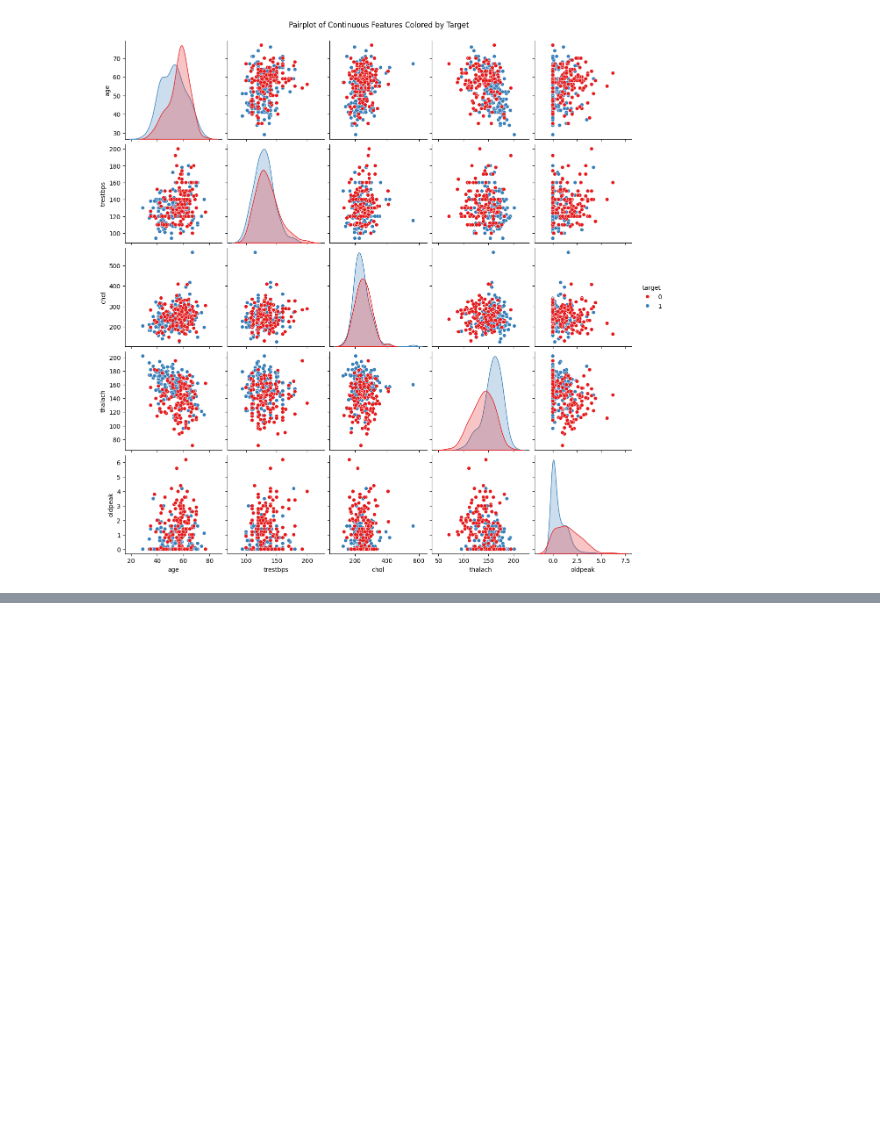
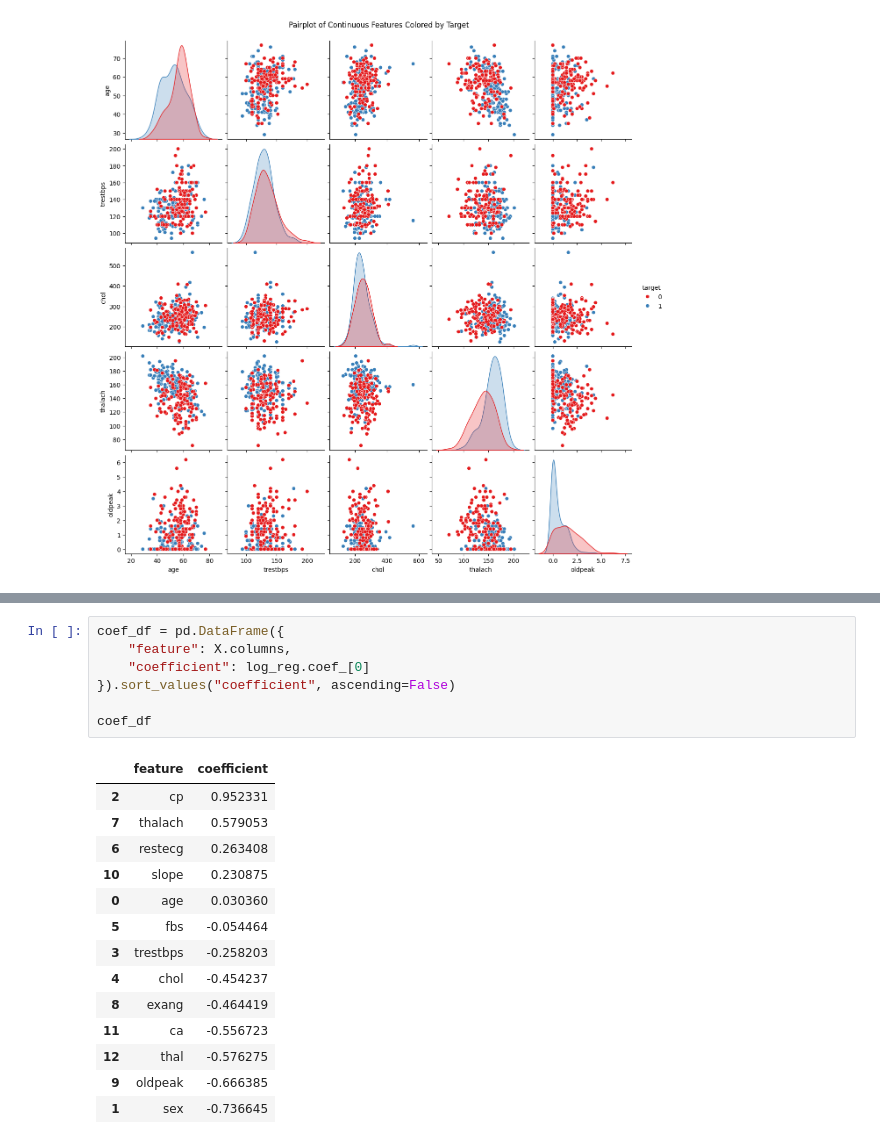
Before and after one commit to akamatt1/ml_mentoring_model_calibration_problem, a Jupyter notebook: Matt_Heart_EDA.ipynb, the cells around one changed output, grey strips where cells are left out. Saved outputs shown, nothing was run; the diff lists cells and outputs as text; blank space fills up the shorter version.

```diff
--- a/Matt_Heart_EDA.ipynb
+++ b/Matt_Heart_EDA.ipynb
@@ -152,0 +233,22 @@ plt.show()
+# %%
+coef_df = pd.DataFrame({
+    "feature": X.columns,
+    "coefficient": log_reg.coef_[0]
+}).sort_values("coefficient", ascending=False)
+
+coef_df
+# %% [output]
+|  | feature | coefficient |
+| 2 | cp | 0.952331 |
+| 7 | thalach | 0.579053 |
+| 6 | restecg | 0.263408 |
+| 10 | slope | 0.230875 |
+| 0 | age | 0.030360 |
+| 5 | fbs | -0.054464 |
+| 3 | trestbps | -0.258203 |
+| 4 | chol | -0.454237 |
+| 8 | exang | -0.464419 |
+| 11 | ca | -0.556723 |
+| 12 | thal | -0.576275 |
+| 9 | oldpeak | -0.666385 |
+| 1 | sex | -0.736645 |
```
Also changed, not shown: parts of 11 cells of this notebook.
